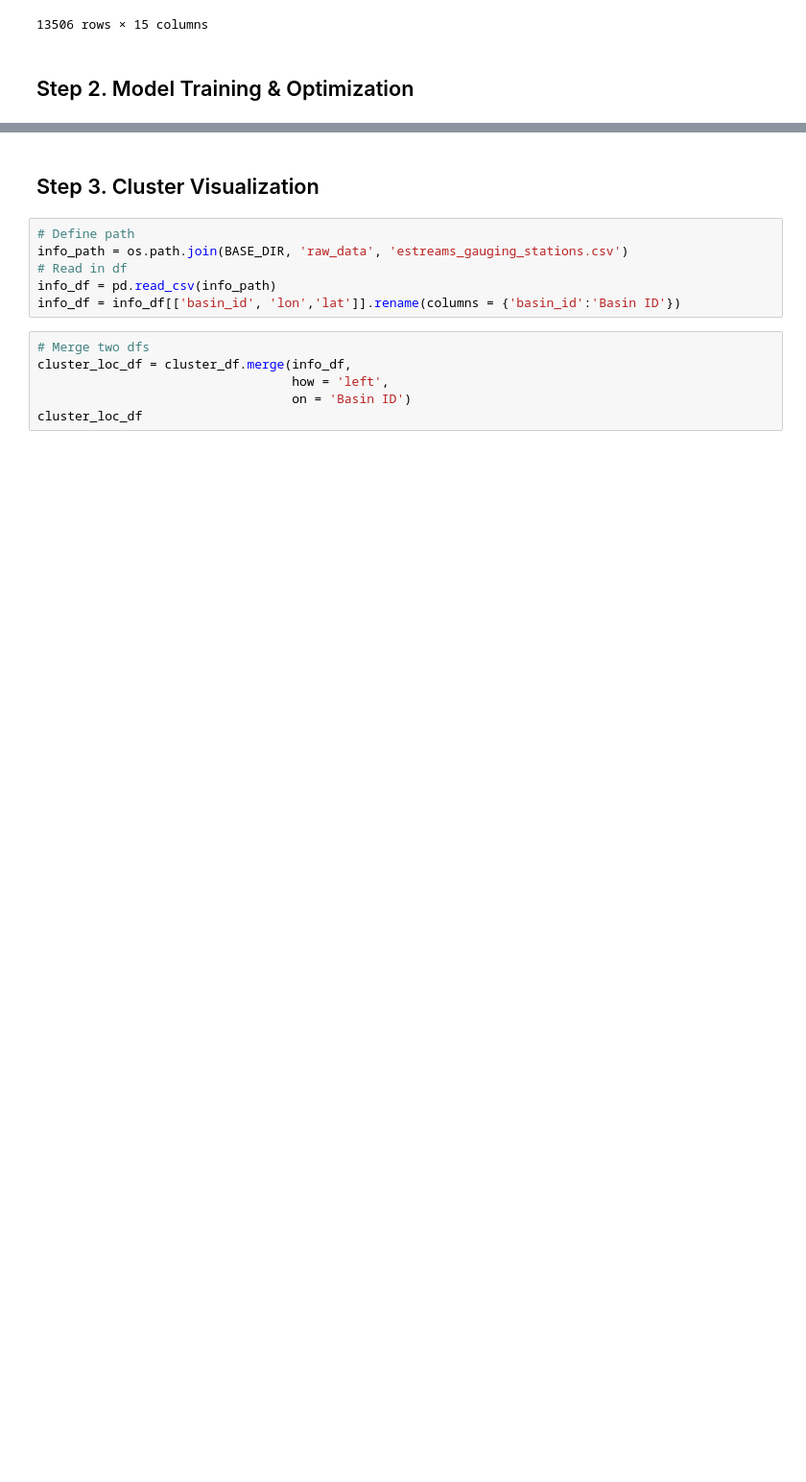
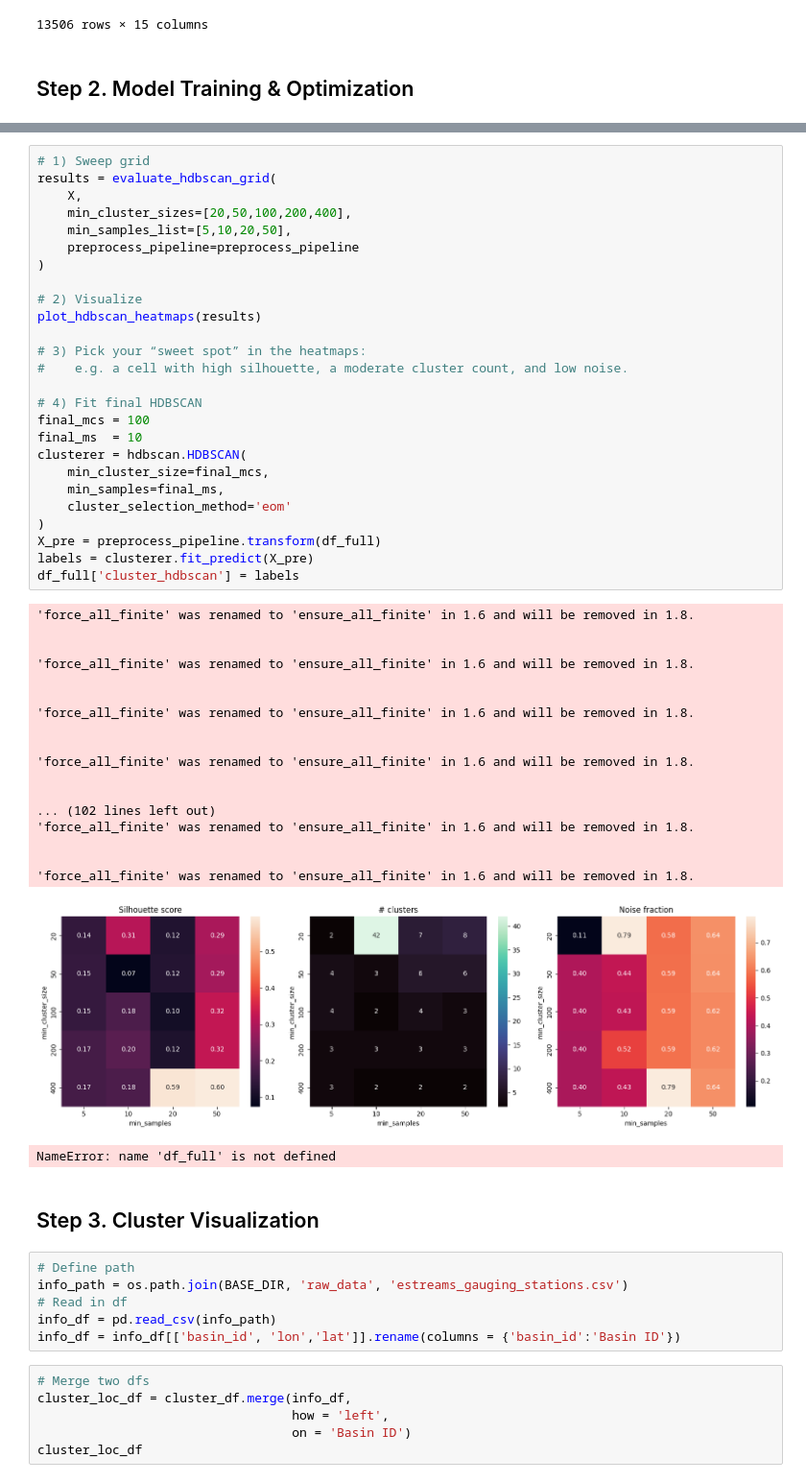
Before and after one commit to ReillyOareVT/HydroLearners_Proj, a Jupyter notebook: clustering/Clustering_Training.ipynb, the cells around one changed output, grey strips where cells are left out. Shown at 96% size. Drawn from its saved outputs; the diff is of its cells as text; blank space fills up the shorter version.

Commit message:
Started using HDBSCAN

```diff
--- a/clustering/Clustering_Training.ipynb
+++ b/clustering/Clustering_Training.ipynb
@@ -318,3 +409,49 @@ Davies-Bouldin Index: 5.5497
+# %%
+# 1) Sweep grid
+results = evaluate_hdbscan_grid(
+    X,
+    min_cluster_sizes=[20,50,100,200,400],
+    min_samples_list=[5,10,20,50],
+    preprocess_pipeline=preprocess_pipeline
+)
+
+# 2) Visualize
+plot_hdbscan_heatmaps(results)
+
+# 3) Pick your “sweet spot” in the heatmaps:
+#    e.g. a cell with high silhouette, a moderate cluster count, and low noise.
+
+# 4) Fit final HDBSCAN
+final_mcs = 100
+final_ms  = 10
+clusterer = hdbscan.HDBSCAN(
+    min_cluster_size=final_mcs,
+    min_samples=final_ms,
+    cluster_selection_method='eom'
+)
+X_pre = preprocess_pipeline.transform(df_full)
+labels = clusterer.fit_predict(X_pre)
+df_full['cluster_hdbscan'] = labels
+# %% [output]
+'force_all_finite' was renamed to 'ensure_all_finite' in 1.6 and will be removed in 1.8.
+
+
+'force_all_finite' was renamed to 'ensure_all_finite' in 1.6 and will be removed in 1.8.
+
+
+'force_all_finite' was renamed to 'ensure_all_finite' in 1.6 and will be removed in 1.8.
+
+
+'force_all_finite' was renamed to 'ensure_all_finite' in 1.6 and will be removed in 1.8.
+
+
+... (102 lines left out)
+'force_all_finite' was renamed to 'ensure_all_finite' in 1.6 and will be removed in 1.8.
+
+
+'force_all_finite' was renamed to 'ensure_all_finite' in 1.6 and will be removed in 1.8.
+[figure, added]
+NameError: name 'df_full' is not defined
 # %% [markdown]
 ## Step 3. Cluster Visualization
 # %%
```
Also changed, not shown: parts of 13 cells of this notebook.
